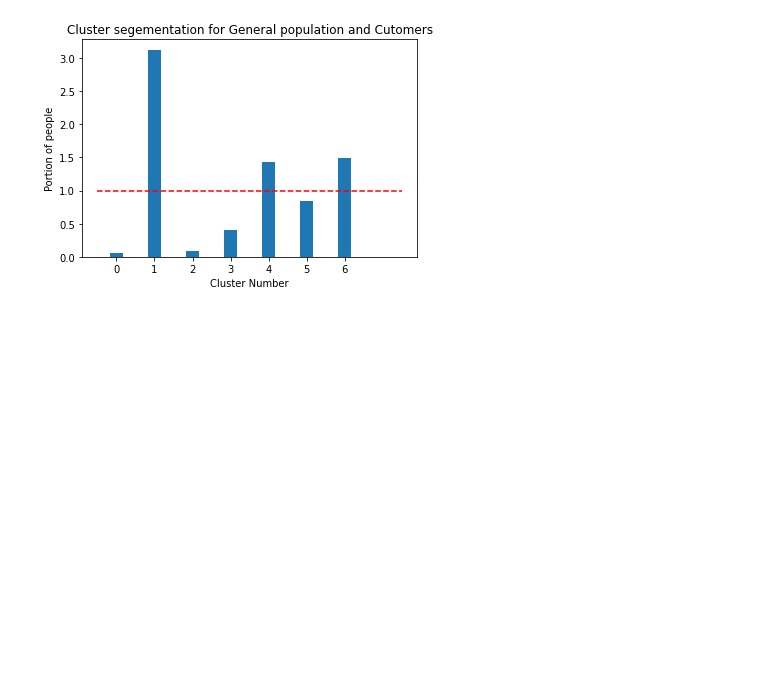
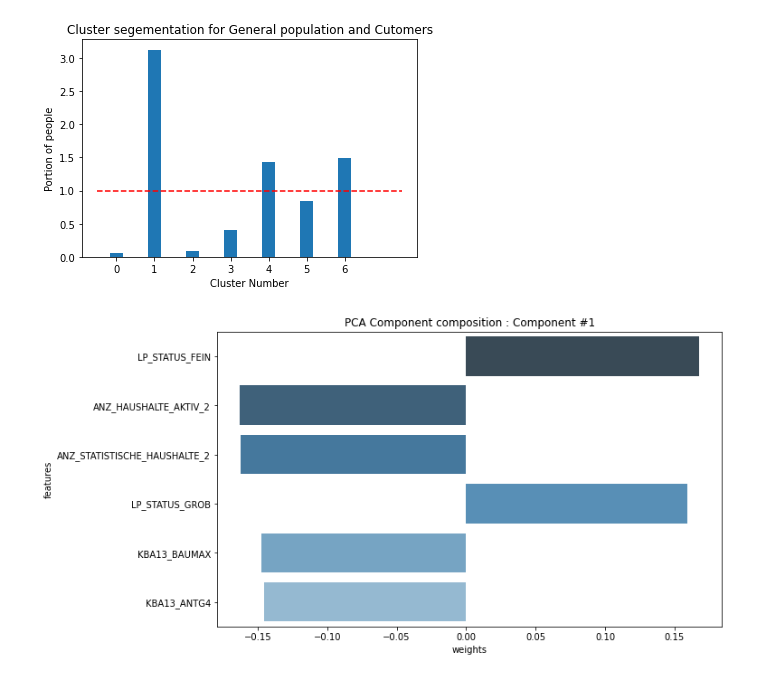
Before and after one commit to supulij/Arvato-Customer-Segmentation-for-mail-order, a Jupyter notebook: Arvato_Project_Colab.ipynb, the cells around one changed output. Cells and saved outputs as stored; diff of their text form; code cells hidden in the pictures; blank space fills up the shorter version.

Commit message:
completed pca composition plot and all text data

```diff
--- a/Arvato_Project_Colab.ipynb
+++ b/Arvato_Project_Colab.ipynb
@@ -383,3 +437,5 @@ customers.to_csv("customers_cleaned.gzip",index = False, compression="gzip")
 #open the cleaned data
 azdias = pd.read_csv("azdias_cleaned.gzip", compression="gzip")
 customers = pd.read_csv("customers_cleaned.gzip", compression="gzip")
+# %%
+feature_list = azdias.columns  #get the feature names
@@ -538,3 +595,43 @@ plt.xticks(cluster_label)
 plt.show()
 # %% [output]
 [figure]
+# %%
+#composition of pca components and clusters
+
+pca_composition = pca_model.components_  #arr of feature weights of the pca components(170 x 354)
+feature_list #feature list of the dfs
+# %%
+#function to plot the pca composition.
+
+def display_component(pca_composition, features_list, component_num, n_weights):
+    """
+    plot the top n composition/features of a given pca component.
+    args:
+        pca_composition = arr of features weights of the pca components
+        features_list = list of feature names
+        component_num = the pca component that need to be plotted
+        n_weights = the number of top features to analyse
+    return : None
+
+    """
+
+    weights  = pca_composition[component_num-1]  #weights list for each feature for a given pca component
+    # match weights to features in azdias using list comporehension
+    weight_df = pd.DataFrame(list(zip(weights, features_list)),
+                         columns=['weights', 'features'])
+    weight_df['abs_weights']=weight_df['weights'].apply(lambda x: np.abs(x)) #get the abs value of the weights
+    sorted_weight_df = weight_df.sort_values('abs_weights', ascending=False).head(n_weights) #sort based on the largest abs value
+
+
+    # display the pca component plot
+    ax=plt.subplots(figsize=(10,6))
+    ax=sns.barplot(data=sorted_weight_df,
+                   x="weights",
+                   y="features",
+                   palette="Blues_d")
+    ax.set_title("PCA Component composition : Component #" + str(component_num))
+    plt.show()
+# %%
+display_component(pca_composition, feature_list, component_num= 1, n_weights = 6)
+# %% [output]
+[figure, added]
```
Also changed, not shown: parts of 29 cells of this notebook.
